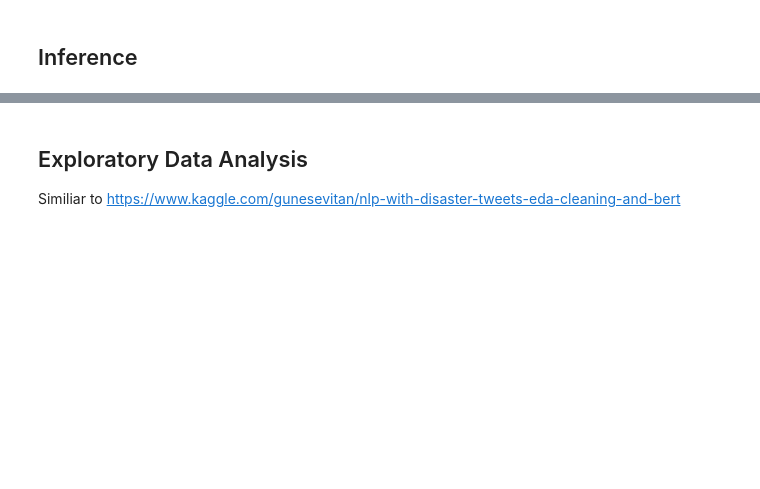
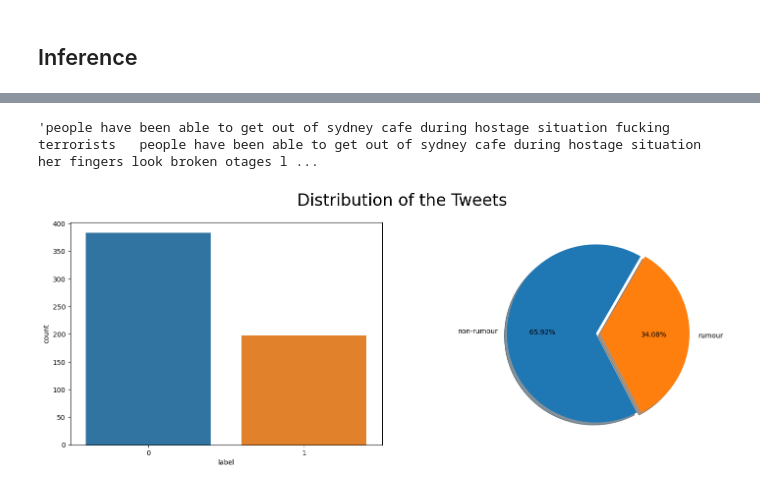
Before and after one commit to Bachfischer/COMP90042-Rumour-Detection-on-Twitter, a Jupyter notebook: src/02_rumour_analysis.ipynb, the cells around one changed output, grey strips where cells are left out. Saved outputs shown, nothing was run; the diff lists cells and outputs as text; code cells hidden in the pictures; blank space fills up the shorter version.

Commit message:
update experiments for rumour analysis

```diff
--- a/src/02_rumour_analysis.ipynb
+++ b/src/02_rumour_analysis.ipynb
@@ -8,5 +50,5 @@
 # %%
 import dataloader
 # %%
-covid_df = dataloader.load_data(data_file = '../data/covid.data.jsonl', label_file = None, perform_stemming = False)
+covid_df = dataloader.load_data_analysis(data_file = '../data/test.data.jsonl', label_file = '../data/submission/test-output_v18.json')
 # %%
@@ -28,31 +58,19 @@ covid_df
-# %% [markdown]
-## Exploratory Data Analysis
-
-Similiar to https://www.kaggle.com/gunesevitan/nlp-with-disaster-tweets-eda-cleaning-and-bert
-# %%
-# word_count
-covid_df['word_count'] = covid_df['text'].apply(lambda x: len(str(x).split()))
-
-# unique_word_count
-covid_df['unique_word_count'] = covid_df['text'].apply(lambda x: len(set(str(x).split())))
-
-# stop_word_count
-covid_df['stop_word_count'] = covid_df['text'].apply(lambda x: len([w for w in str(x).lower().split() if w in STOPWORDS]))
-
-# url_count
-covid_df['url_count'] = covid_df['text'].apply(lambda x: len([w for w in str(x).lower().split() if 'http' in w or 'https' in w]))
-
-# mean_word_length
-covid_df['mean_word_length'] = covid_df['text'].apply(lambda x: np.mean([len(w) for w in str(x).split()]))
-
-# char_count
-covid_df['char_count'] = covid_df['text'].apply(lambda x: len(str(x)))
-
-# punctuation_count
-covid_df['punctuation_count'] = covid_df['text'].apply(lambda x: len([c for c in str(x) if c in string.punctuation]))
-
-# hashtag_count
-covid_df['hashtag_count'] = covid_df['text'].apply(lambda x: len([c for c in str(x) if c == '#']))
-
-# mention_count
-covid_df['mention_count'] = covid_df['text'].apply(lambda x: len([c for c in str(x) if c == '@']))
+# %%
+covid_df['text'][0]
+# %% [output]
+'people have been able to get out of sydney cafe during hostage situation fucking terrorists   people have been able to get out of sydney cafe during hostage situation her fingers look broken otages l ...
+# %%
+# Displaying target distribution.
+
+fig, axes = plt.subplots(ncols=2, nrows=1, figsize=(18, 6), dpi=100)
+sns.countplot(covid_df['label'], ax=axes[0])
+axes[1].pie(covid_df['label'].value_counts(),
+            labels=['non-rumour', 'rumour'],
+            autopct='%1.2f%%',
+            shadow=True,
+            explode=(0.05, 0),
+            startangle=60)
+fig.suptitle('Distribution of the Tweets', fontsize=24)
+plt.show()
+# %% [output]
+[figure, added]
```
Also changed, not shown: parts of 45 cells of this notebook, 2 other files.
